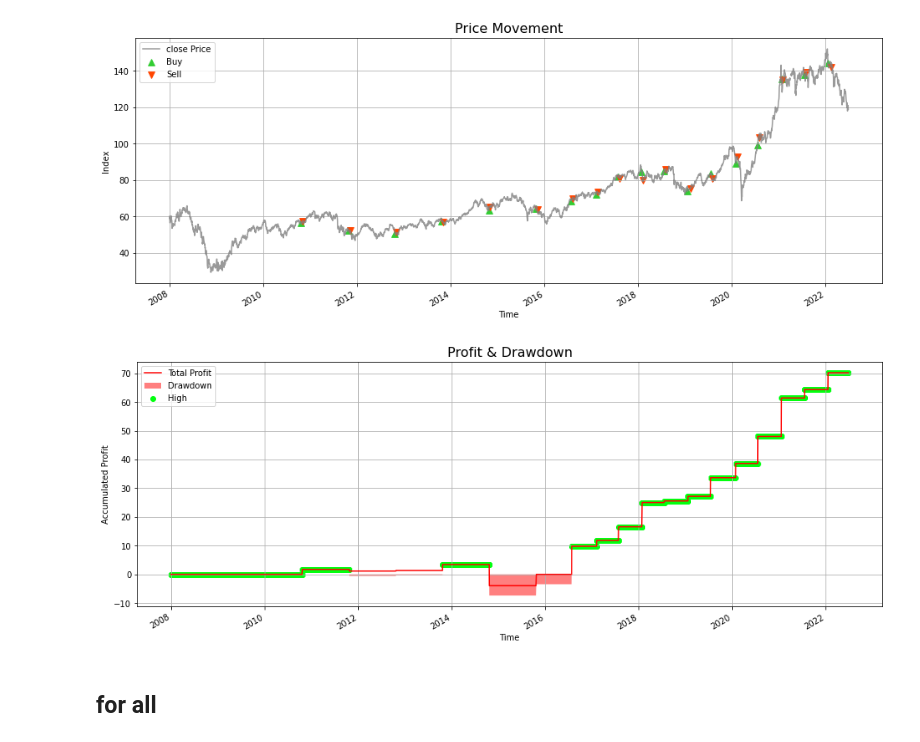
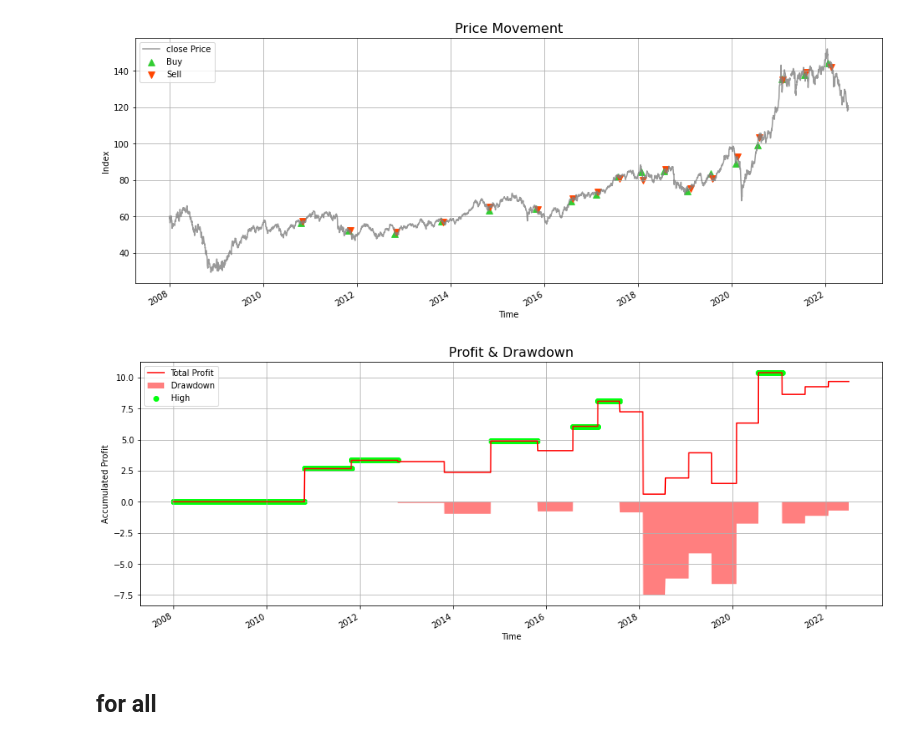
Before and after one commit to benson85560/yuanta, a Jupyter notebook: Dividend_Yield_Strategy.ipynb, the cells around one changed output. Saved outputs shown, nothing was run; the diff lists cells and outputs as text; code cells hidden in the pictures.

```diff
--- a/Dividend_Yield_Strategy.ipynb
+++ b/Dividend_Yield_Strategy.ipynb
@@ -102,6 +102,7 @@ buy = []
 sell = []
 open_price = []
 timeList = []
+BS = None
 
 print(f'---loading: {symbol}---')
 
@@ -110,6 +111,7 @@ for i in range(len(df)):
     if i == len(df)-1:
       break
 
+    # 除息前
     # if df['0050'][i] > 0 and df['close'][i] > 0 : # 除息日
     #     tempSize = money / df['close'][i-30] # 前 15 天進場
     #     buy.append(i-30)
@@ -120,15 +122,24 @@ for i in range(len(df)):
     #     timeList.append(df.index[i])
 
 
+    # 除息後
+    if df['0050'][i] > 0 and df['close'][i] > 0: # 除息日
+        fill = df['open'][i+1] - df['close'][i-1] # 填息空間（取兩天）
+        goal_price = df['open'][i+1] + (df['open'][i+1] - df['close'][i-1])
+        continue
 
-    if df['0050'][i] > 0 and df['close'][i] > 0: # 除息日
+    if BS == None and fill > 0:
         tempSize = money / df['open'][i+1] # 後 1 天進場
+        BS = 'B'
         buy.append(i+1)
+        continue
 
-        profit = tempSize * (df['open'][i+10] - df['open'][i+1]) # 後 20 天出場並計算報酬
-        sell.append(i+10)
+    if BS == 'B' and df['close'][i] > goal_price:
+        profit = tempSize * (df['open'][i+40] - df['open'][i+1]) # 後 20 天出場並計算報酬
+        sell.append(i+40)
         profit_list.append(profit)
         timeList.append(df.index[i])
+        BS = None
 
 
 
@@ -181,25 +192,25 @@ plt.title('Price Movement',fontsize  = 16);
 # %% [output]
 [figure]
 # %%
-equity['equity'] = equity['profit'] + fund
+equity['equity'] = equity['0050.TW'] + fund
 equity['drawdown_percent'] = (equity['equity'] / equity['equity'].cummax()) - 1
 equity['drawdown'] = equity['equity'] - equity['equity'].cummax()
 # %%
 fig, ax = plt.subplots(figsize = (16,6))
 
-high_index = equity[equity['profit'].cummax() == equity['profit']].index
-equity['profit'].plot(label = 'Total Profit', ax = ax, c = 'r', grid=True)
+high_index = equity[equity['0050.TW'].cummax() == equity['0050.TW']].index
+equity['0050.TW'].plot(label = 'Total Profit', ax = ax, c = 'r', grid=True)
 plt.fill_between(equity['drawdown'].index, equity['drawdown'], 0, facecolor  = 'r', label = 'Drawdown', alpha=0.5)
-plt.scatter(high_index, equity['profit'].loc[high_index],c = '#02ff0f', label = 'High')
+plt.scatter(high_index, equity['0050.TW'].loc[high_index],c = '#02ff0f', label = 'High')
 
 plt.legend()
 plt.ylabel('Accumulated Profit')
 plt.xlabel('Time')
 plt.title('Profit & Drawdown',fontsize  = 16);
 
 # 成網格狀是因為一次加總多天報酬
 # %% [output]
-[figure, old version]
+[figure, new version]
 # %% [markdown]
 ## for all
 # %%
```
Also changed, not shown: parts of 23 cells of this notebook.
